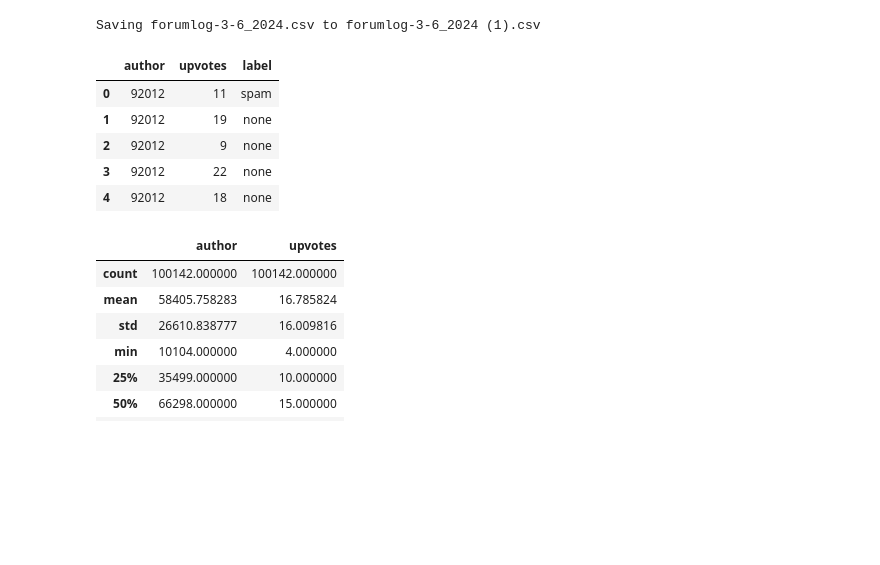
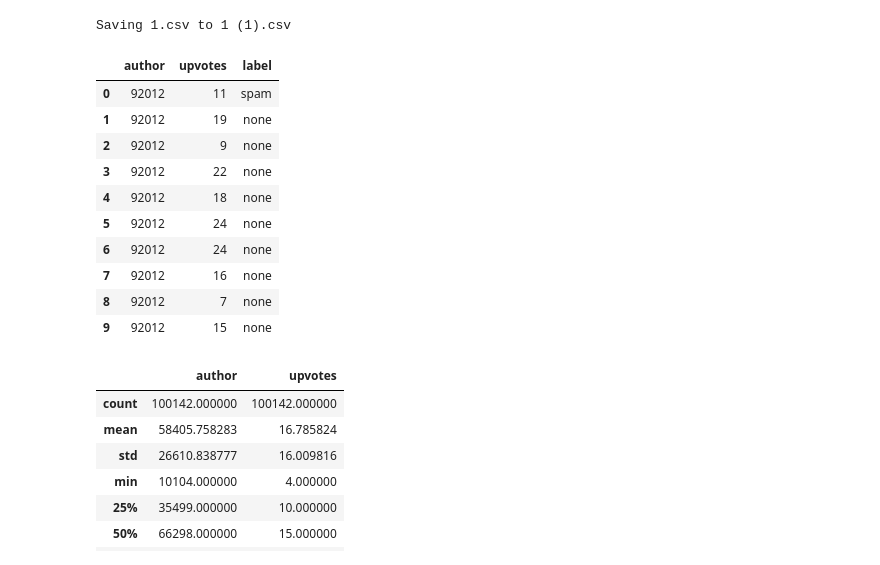
Before and after one commit to michelmalki/MichelMalki, a Jupyter notebook: perceptron.ipynb, the cells around one changed output. Cells and saved outputs as stored; diff of their text form; code cells hidden in the pictures; blank space fills up the shorter version.

```diff
--- a/perceptron.ipynb
+++ b/perceptron.ipynb
@@ -3,19 +3,24 @@
 # %%
 import pandas as pd
 import numpy as np
 from google.colab import files
 uploaded = files.upload()
-df = pd.read_csv("forumlog-3-6_2024.csv")
-df.head()
+df = pd.read_csv("1.csv")
+df.head(10)
 # %% [output]
 [interactive output not drawn]
-Saving forumlog-3-6_2024.csv to forumlog-3-6_2024 (1).csv
+Saving 1.csv to 1 (1).csv
 |  | author | upvotes | label |
 | 0 | 92012 | 11 | spam |
 | 1 | 92012 | 19 | none |
 | 2 | 92012 | 9 | none |
 | 3 | 92012 | 22 | none |
 | 4 | 92012 | 18 | none |
+| 5 | 92012 | 24 | none |
+| 6 | 92012 | 24 | none |
+| 7 | 92012 | 16 | none |
+| 8 | 92012 | 7 | none |
+| 9 | 92012 | 15 | none |
 # %%
 df.describe()
 # %% [output]
```
Also changed, not shown: parts of 4 cells of this notebook.
